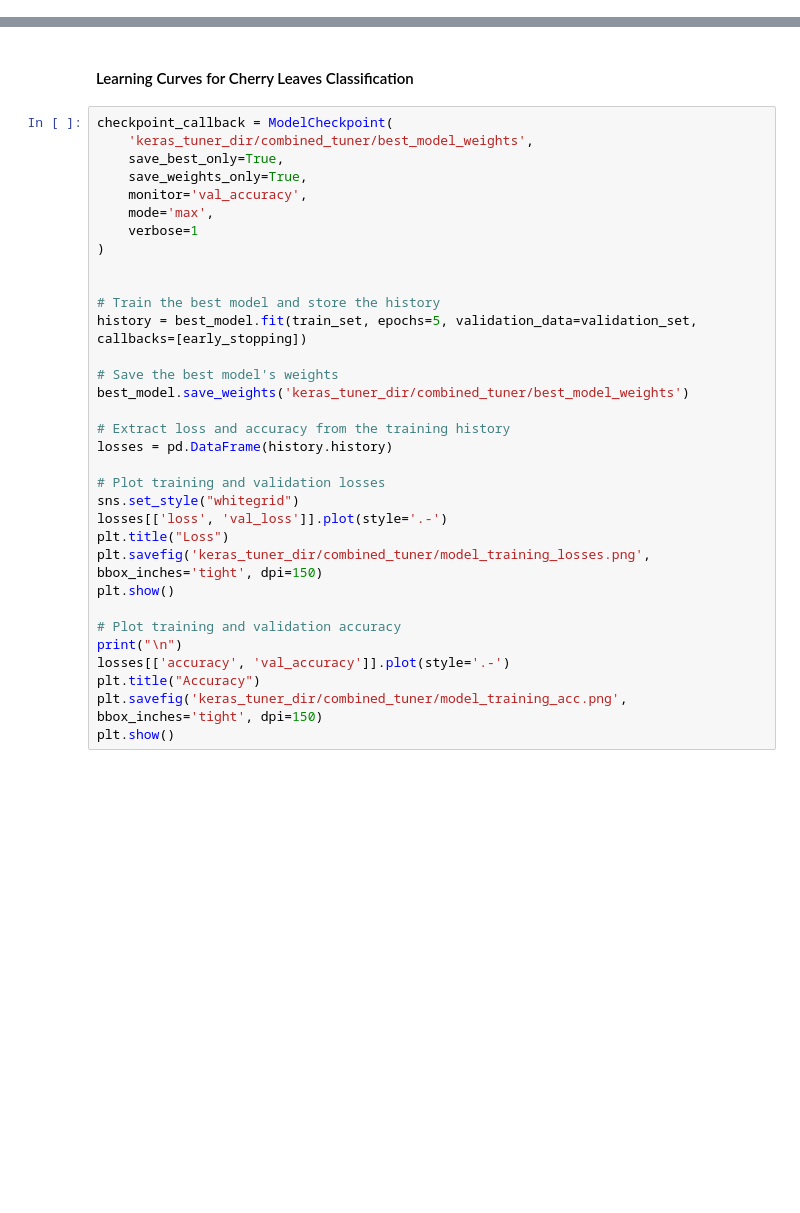
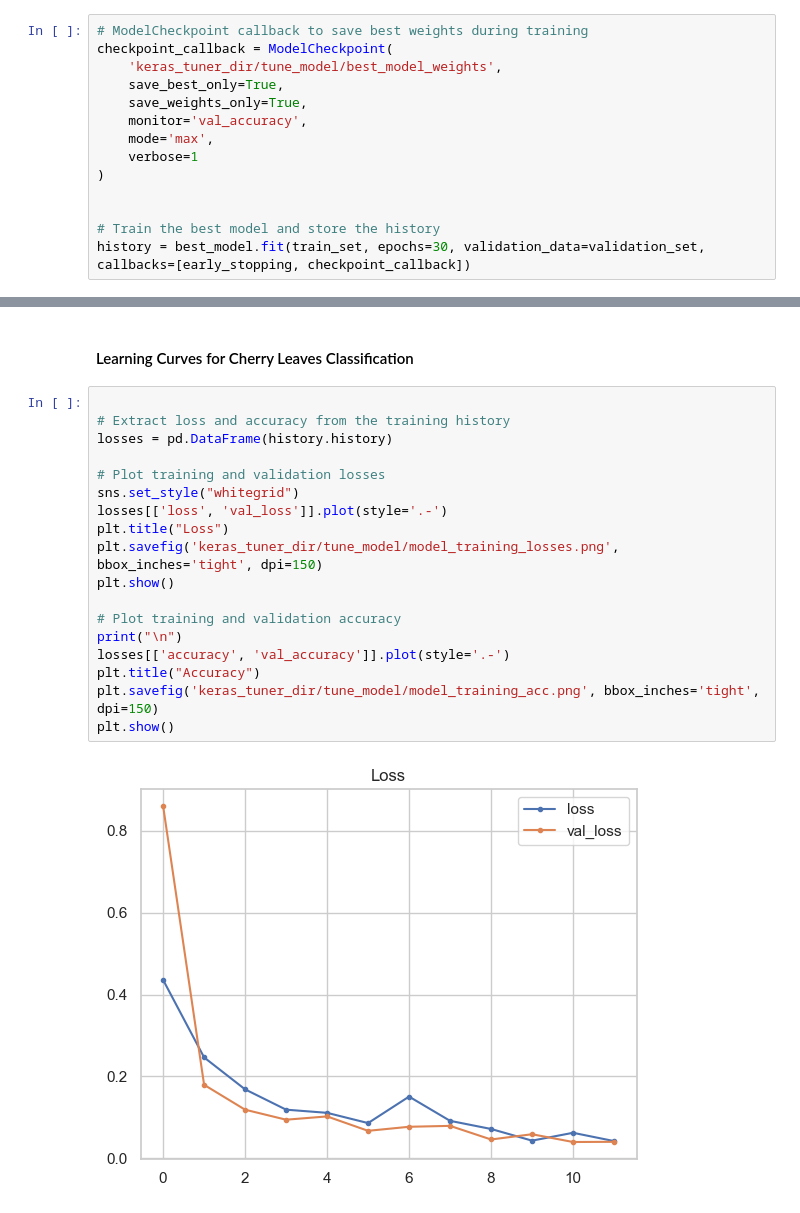
Before and after one commit to SimonPaske/Project5-Mildew-Detection-in-Cherry-Leaves, a Jupyter notebook: jupyter_notebooks/03 - Modelling and Evaluating.ipynb, the cells around one changed output, grey strips where cells are left out. Saved outputs shown, nothing was run; the diff lists cells and outputs as text; blank space fills up the shorter version.

```diff
--- a/jupyter_notebooks/03 - Modelling and Evaluating.ipynb
+++ b/jupyter_notebooks/03 - Modelling and Evaluating.ipynb
@@ -395,0 +512,14 @@ print(f"Best Trial ID: '\n'{best_trial_combined.trial_id}, '\n'Hyperparameters:
+# %%
+# ModelCheckpoint callback to save best weights during training
+checkpoint_callback = ModelCheckpoint(
+    'keras_tuner_dir/tune_model/best_model_weights',
+    save_best_only=True,
+    save_weights_only=True,
+    monitor='val_accuracy',
+    mode='max',
+    verbose=1
+)
+
+
+# Train the best model and store the history
+history = best_model.fit(train_set, epochs=30, validation_data=validation_set, callbacks=[early_stopping, checkpoint_callback])
@@ -396,35 +544,22 @@ print(f"Best Trial ID: '\n'{best_trial_combined.trial_id}, '\n'Hyperparameters:
 # %% [markdown]
 #### Learning Curves for Cherry Leaves Classification
 # %%
-checkpoint_callback = ModelCheckpoint(
-    'keras_tuner_dir/combined_tuner/best_model_weights',
-    save_best_only=True,
-    save_weights_only=True,
-    monitor='val_accuracy',
-    mode='max',
-    verbose=1
-)
-
-
-# Train the best model and store the history
-history = best_model.fit(train_set, epochs=5, validation_data=validation_set, callbacks=[early_stopping])
-
-# Save the best model's weights
-best_model.save_weights('keras_tuner_dir/combined_tuner/best_model_weights')
 
 # Extract loss and accuracy from the training history
 losses = pd.DataFrame(history.history)
 
 # Plot training and validation losses
 sns.set_style("whitegrid")
 losses[['loss', 'val_loss']].plot(style='.-')
 plt.title("Loss")
-plt.savefig('keras_tuner_dir/combined_tuner/model_training_losses.png', bbox_inches='tight', dpi=150)
+plt.savefig('keras_tuner_dir/tune_model/model_training_losses.png', bbox_inches='tight', dpi=150)
 plt.show()
 
 # Plot training and validation accuracy
 print("\n")
 losses[['accuracy', 'val_accuracy']].plot(style='.-')
 plt.title("Accuracy")
-plt.savefig('keras_tuner_dir/combined_tuner/model_training_acc.png', bbox_inches='tight', dpi=150)
+plt.savefig('keras_tuner_dir/tune_model/model_training_acc.png', bbox_inches='tight', dpi=150)
 plt.show()
+# %% [output]
+[figure, added]
```
Also changed, not shown: parts of 51 cells of this notebook, 48 other files.
